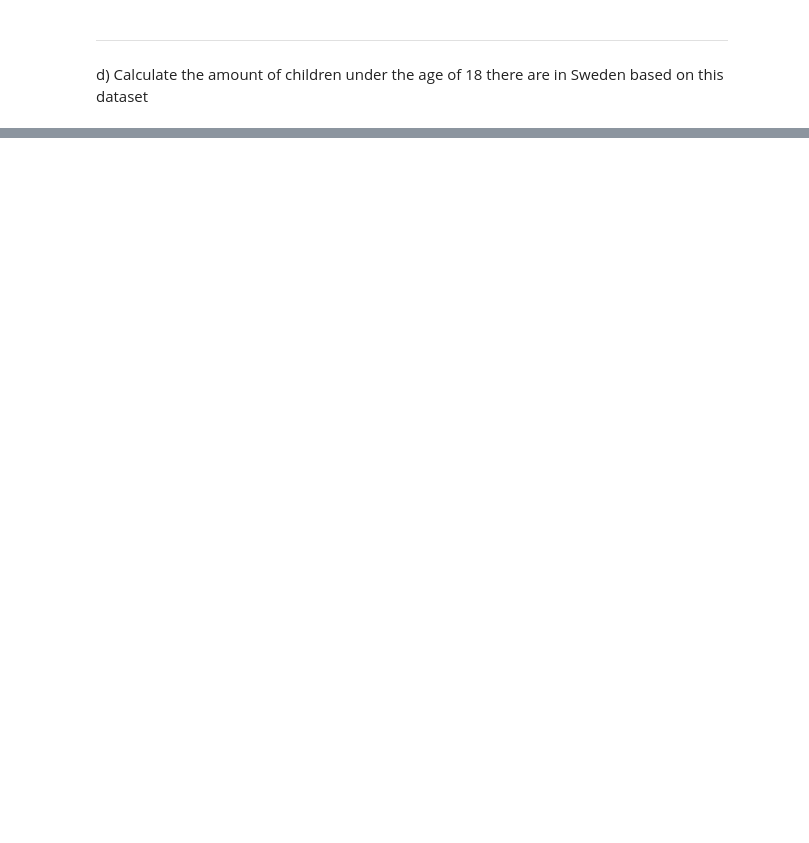
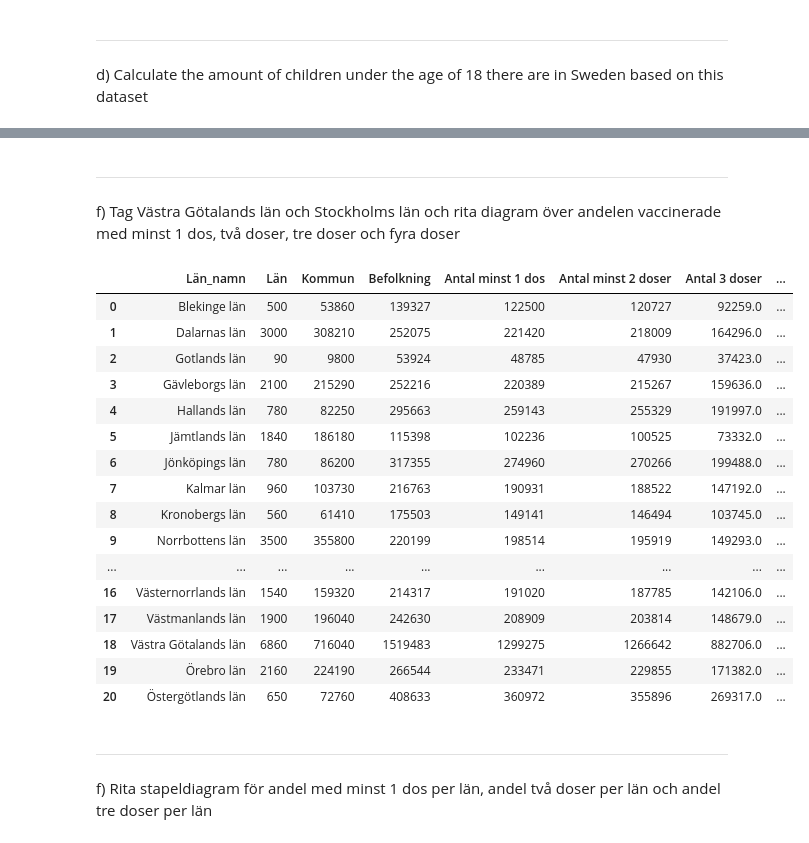
Before and after one commit to Andreas-Svensson/data_processing, a Jupyter notebook: Laboration_Covid19/data_exploration.ipynb, the cells around one changed output, grey strips where cells are left out. Saved outputs shown, nothing was run; the diff lists cells and outputs as text; code cells hidden in the pictures; blank space fills up the shorter version.

```diff
--- a/Laboration_Covid19/data_exploration.ipynb
+++ b/Laboration_Covid19/data_exploration.ipynb
@@ -331,0 +507,30 @@ nan
+# %% [markdown]
+---
+f) Tag Västra Götalands län och Stockholms län och rita diagram över andelen vaccinerade med minst 1 dos,
+två doser, tre doser och fyra doser
+# %%
+# sum by län
+b = df.groupby(["Län_namn"]).sum(numeric_only = True).reset_index()
+b
+# %% [output]
+|  | Län_namn | Län | Kommun | Befolkning | Antal minst 1 dos | Antal minst 2 doser | Antal 3 doser | ... |
+| 0 | Blekinge län | 500 | 53860 | 139327 | 122500 | 120727 | 92259.0 | ... |
+| 1 | Dalarnas län | 3000 | 308210 | 252075 | 221420 | 218009 | 164296.0 | ... |
+| 2 | Gotlands län | 90 | 9800 | 53924 | 48785 | 47930 | 37423.0 | ... |
+| 3 | Gävleborgs län | 2100 | 215290 | 252216 | 220389 | 215267 | 159636.0 | ... |
+| 4 | Hallands län | 780 | 82250 | 295663 | 259143 | 255329 | 191997.0 | ... |
+| 5 | Jämtlands län | 1840 | 186180 | 115398 | 102236 | 100525 | 73332.0 | ... |
+| 6 | Jönköpings län | 780 | 86200 | 317355 | 274960 | 270266 | 199488.0 | ... |
+| 7 | Kalmar län | 960 | 103730 | 216763 | 190931 | 188522 | 147192.0 | ... |
+| 8 | Kronobergs län | 560 | 61410 | 175503 | 149141 | 146494 | 103745.0 | ... |
+| 9 | Norrbottens län | 3500 | 355800 | 220199 | 198514 | 195919 | 149293.0 | ... |
+| ... | ... | ... | ... | ... | ... | ... | ... | ... |
+| 16 | Västernorrlands län | 1540 | 159320 | 214317 | 191020 | 187785 | 142106.0 | ... |
+| 17 | Västmanlands län | 1900 | 196040 | 242630 | 208909 | 203814 | 148679.0 | ... |
+| 18 | Västra Götalands län | 6860 | 716040 | 1519483 | 1299275 | 1266642 | 882706.0 | ... |
+| 19 | Örebro län | 2160 | 224190 | 266544 | 233471 | 229855 | 171382.0 | ... |
+| 20 | Östergötlands län | 650 | 72760 | 408633 | 360972 | 355896 | 269317.0 | ... |
+# %% [markdown]
+---
+f) Rita stapeldiagram för andel med minst 1 dos per län, andel två doser per län och andel tre doser per
+län
```
Also changed, not shown: parts of 60 cells of this notebook.
